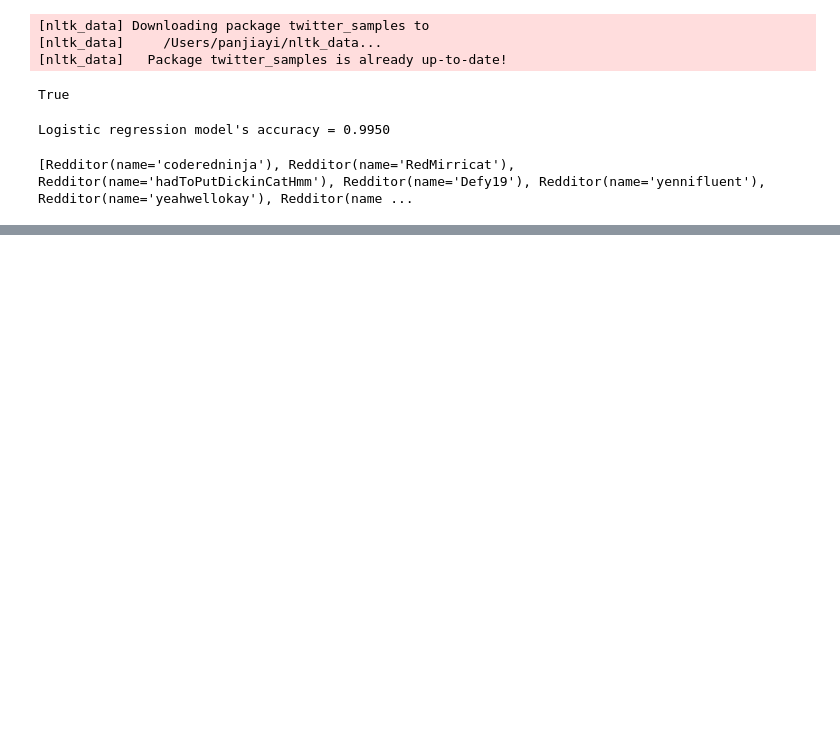
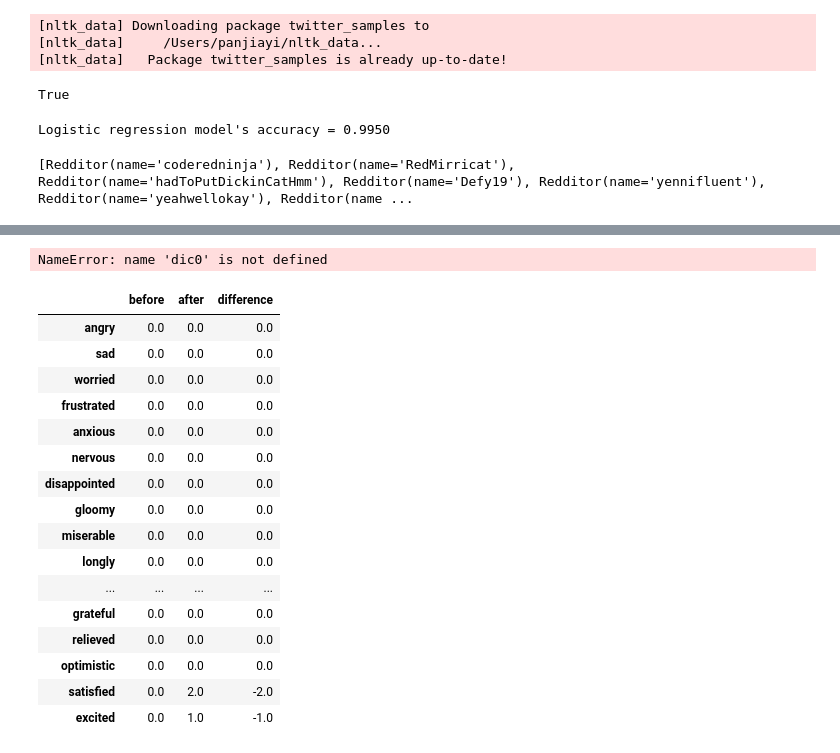
Before and after one commit to jellyfish45/Reddit-Crawler-Data, a Jupyter notebook: posts_influence.ipynb, the cells around one changed output, grey strips where cells are left out. Cells and saved outputs as stored; diff of their text form; code cells hidden in the pictures; blank space fills up the shorter version.

```diff
--- a/posts_influence.ipynb
+++ b/posts_influence.ipynb
@@ -528,0 +508,3 @@ DIF3
+# %%
+from empath import Empath
+lexicon = Empath()
@@ -528,0 +601,59 @@ DIF3
+# %%
+dic0[1]
+# %% [output]
+NameError: name 'dic0' is not defined
+# %%
+dic1={}
+for i in range(0,len(Before1)):
+    df1=pd.DataFrame(np.zeros((20,3)),columns=columns,index=index)
+    for text in Before1[i].title:
+        negative_before1 = lexicon.analyze(text, categories=["angry","sad","worried",
+                                                    "frustrated","anxious",
+                                                    "nervous","disappointed",
+                                                    "gloomy","miserable","longly"])
+        positive_before1 = lexicon.analyze(text, categories=["happy", "loved", "joyful",
+                                                     "content", "pleased",
+                                                     "grateful", "relieved",
+                                                     "optimistic", "satisfied",
+                                                     "excited", "loved"])
+        for key, value in positive_before1.items():
+            df1.loc[key,'before']+=value
+        for key, value in negative_before1.items():
+            df1.loc[key,'before']+=value
+    for text in After1[i].title:
+        negative_after1 = lexicon.analyze(text, categories=["angry", "sad", "worried",
+                                                             "frustrated", "anxious",
+                                                             "nervous", "disappointed",
+                                                             "gloomy", "miserable", "longly"])
+        positive_after1 = lexicon.analyze(text, categories=["happy", "loved", "joyful",
+                                                             "content", "pleased",
+                                                             "grateful", "relieved",
+                                                             "optimistic", "satisfied",
+                                                             "excited"])
+
+        for key, value in positive_after1.items():
+            df1.loc[key,'after']+=value
+        for key, value in negative_after1.items():
+            df1.loc[key,'after']+=value
+    df1.difference=df1.before-df1.after
+    dic1[i]=df1
+# %%
+dic1[0]
+# %% [output]
+|  | before | after | difference |
+| angry | 0.0 | 0.0 | 0.0 |
+| sad | 0.0 | 0.0 | 0.0 |
+| worried | 0.0 | 0.0 | 0.0 |
+| frustrated | 0.0 | 0.0 | 0.0 |
+| anxious | 0.0 | 0.0 | 0.0 |
+| nervous | 0.0 | 0.0 | 0.0 |
+| disappointed | 0.0 | 0.0 | 0.0 |
+| gloomy | 0.0 | 0.0 | 0.0 |
+| miserable | 0.0 | 0.0 | 0.0 |
+| longly | 0.0 | 0.0 | 0.0 |
+| ... | ... | ... | ... |
+| grateful | 0.0 | 0.0 | 0.0 |
+| relieved | 0.0 | 0.0 | 0.0 |
+| optimistic | 0.0 | 0.0 | 0.0 |
+| satisfied | 0.0 | 2.0 | -2.0 |
+| excited | 0.0 | 1.0 | -1.0 |
```
Also changed, not shown: parts of 30 cells of this notebook, 6 other files.
